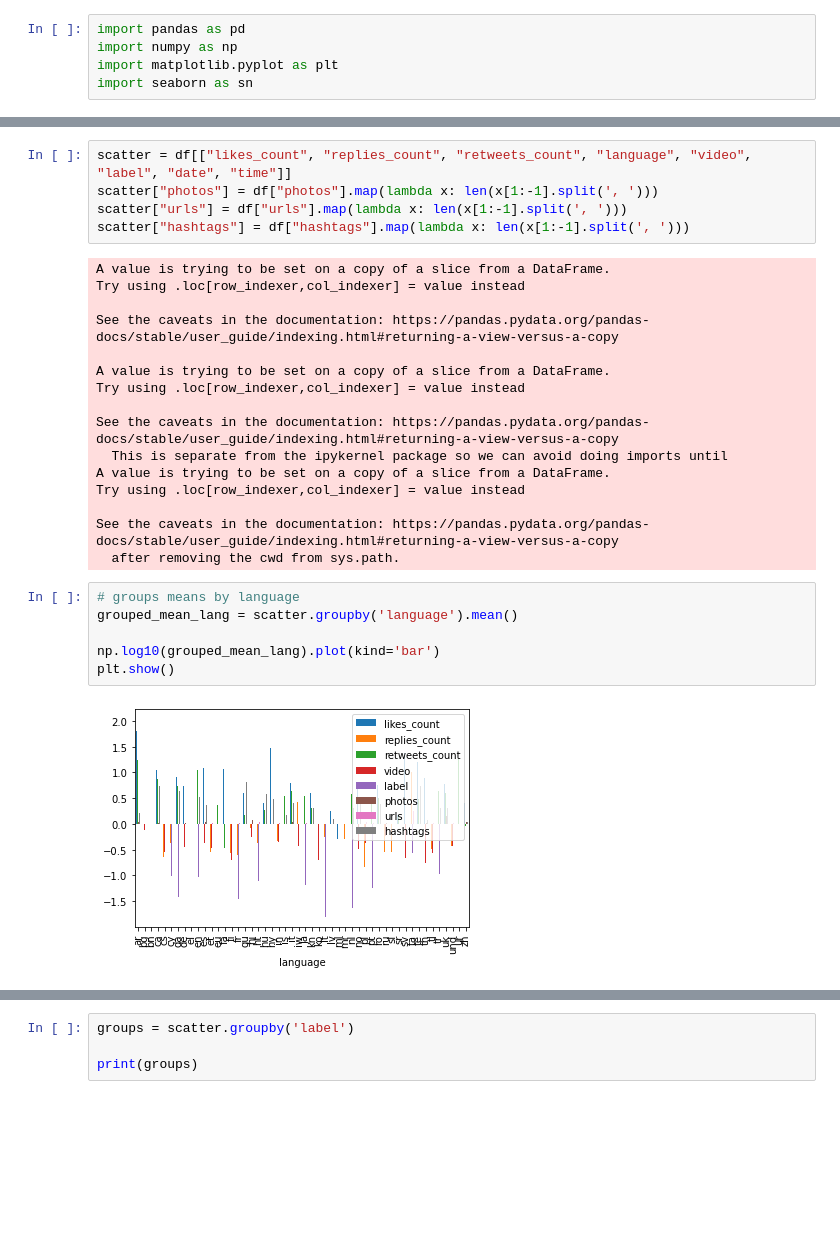
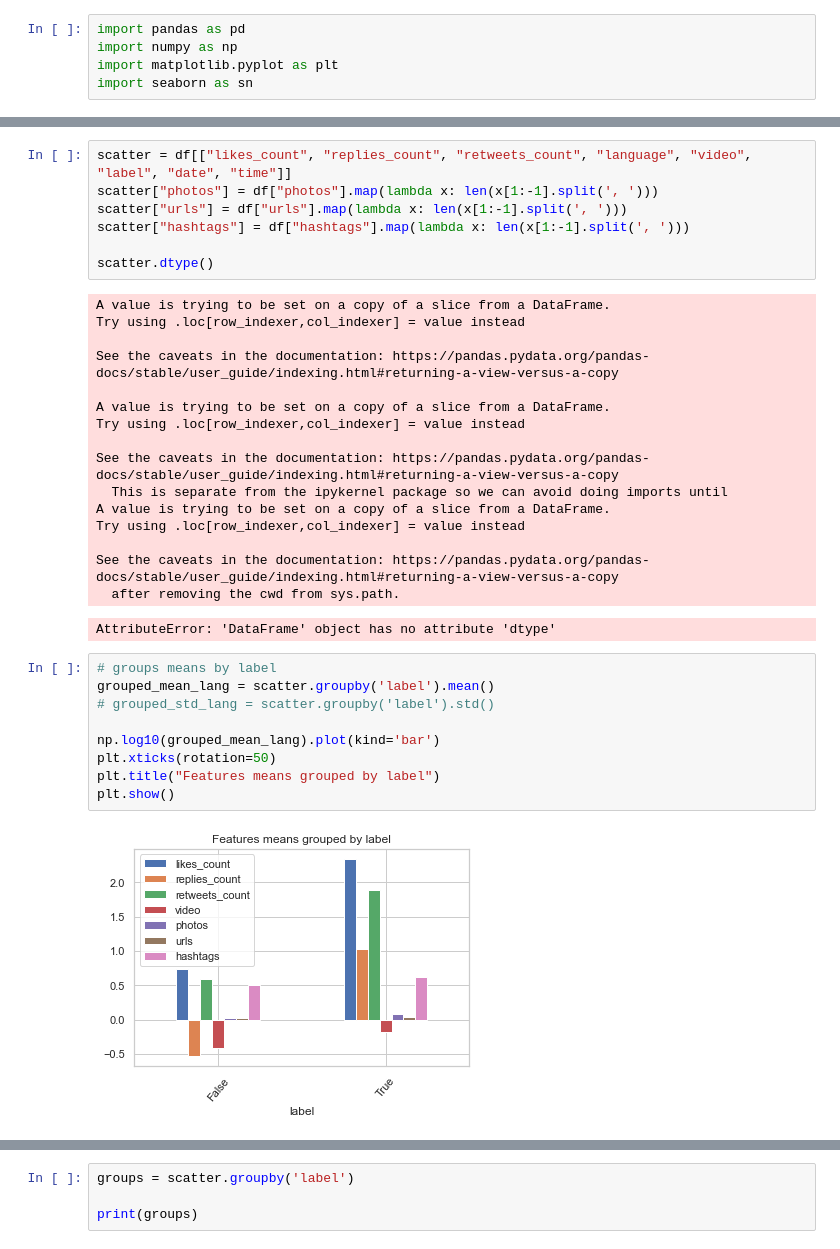
Before and after one commit to yesidc/MLinPractice, a Jupyter notebook: script/Visualizations/visualizations.ipynb, the cells around one changed output, grey strips where cells are left out. Saved outputs shown, nothing was run; the diff lists cells and outputs as text; blank space fills up the shorter version.

Commit message:
Readme and visualizations.py update

```diff
--- a/script/Visualizations/visualizations.ipynb
+++ b/script/Visualizations/visualizations.ipynb
@@ -49,6 +47,8 @@ scatter = df[["likes_count", "replies_count", "retweets_count", "language", "vid
 scatter["photos"] = df["photos"].map(lambda x: len(x[1:-1].split(', ')))
 scatter["urls"] = df["urls"].map(lambda x: len(x[1:-1].split(', ')))
 scatter["hashtags"] = df["hashtags"].map(lambda x: len(x[1:-1].split(', ')))
+
+scatter.dtype()
 # %% [output]
 A value is trying to be set on a copy of a slice from a DataFrame.
 Try using .loc[row_indexer,col_indexer] = value instead
@@ -65,14 +65,18 @@ Try using .loc[row_indexer,col_indexer] = value instead
 
 See the caveats in the documentation: https://pandas.pydata.org/pandas-docs/stable/user_guide/indexing.html#returning-a-view-versus-a-copy
   after removing the cwd from sys.path.
+AttributeError: 'DataFrame' object has no attribute 'dtype'
 # %%
-# groups means by language
-grouped_mean_lang = scatter.groupby('language').mean()
+# groups means by label
+grouped_mean_lang = scatter.groupby('label').mean()
+# grouped_std_lang = scatter.groupby('label').std()
 
 np.log10(grouped_mean_lang).plot(kind='bar')
+plt.xticks(rotation=50)
+plt.title("Features means grouped by label")
 plt.show()
 # %% [output]
-[figure, old version]
+[figure, new version]
 # %%
 # group mean and variance by label which show interesting features to be those to the left
 group_means_label = scatter.groupby('label').mean()
```
Also changed, not shown: parts of 9 cells of this notebook, 7 other files.
